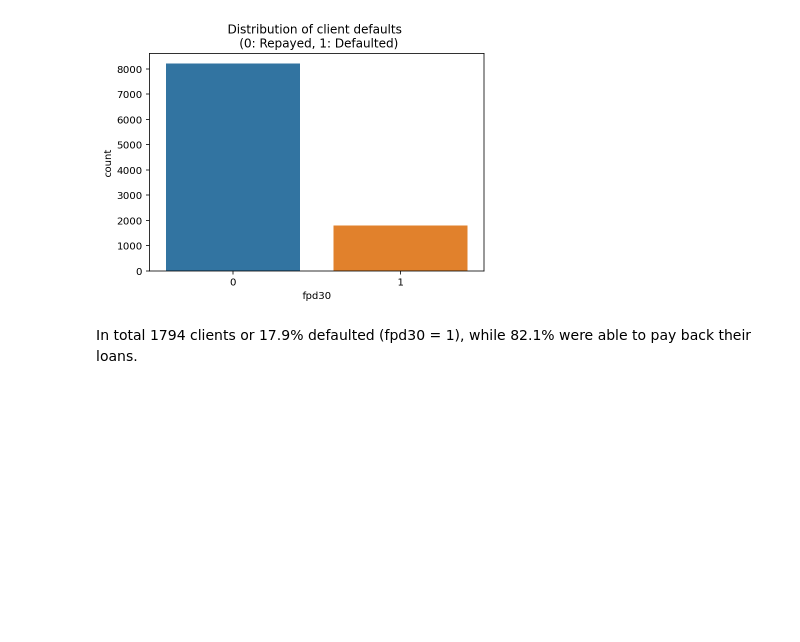
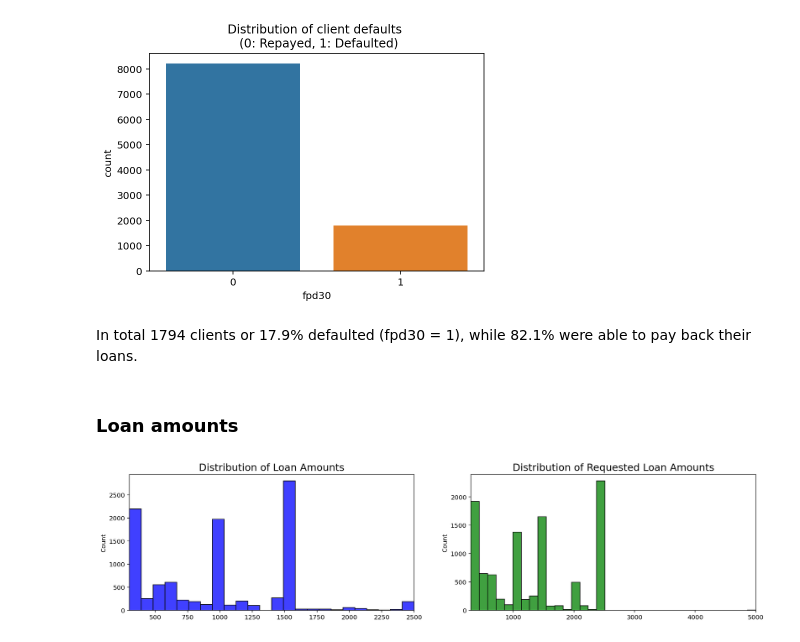
Before and after one commit to ArtisVansovics/loan_data_analysis, a Jupyter notebook: loan_data_analysis.ipynb, the cells around one changed output. Saved outputs shown, nothing was run; the diff lists cells and outputs as text; code cells hidden in the pictures; blank space fills up the shorter version.

Commit message:
Added loan amount overview

```diff
--- a/loan_data_analysis.ipynb
+++ b/loan_data_analysis.ipynb
@@ -136,3 +136,22 @@ plt.show()
 [figure]
 # %% [markdown]
 In total 1794 clients or 17.9% defaulted (fpd30 = 1), while 82.1% were able to pay back their loans.
+# %% [markdown]
+### Loan amounts
+# %%
+fig, ax = plt.subplots(1, 2, figsize=(18,4))
+
+amount_value = df['amount'].values
+orig_amount_value = df['original_amount'].values
+
+sns.histplot(amount_value, ax=ax[0], color='b')
+ax[0].set_title('Distribution of Loan Amounts', fontsize=16)
+ax[0].set_xlim([min(amount_value), max(amount_value)])
+
+sns.histplot(orig_amount_value, ax=ax[1], color='g')
+ax[1].set_title('Distribution of Requested Loan Amounts', fontsize=16)
+ax[1].set_xlim([min(orig_amount_value), max(orig_amount_value)])
+
+plt.show()
+# %% [output]
+[figure, added]
```
Also changed, not shown: parts of 5 cells of this notebook.
